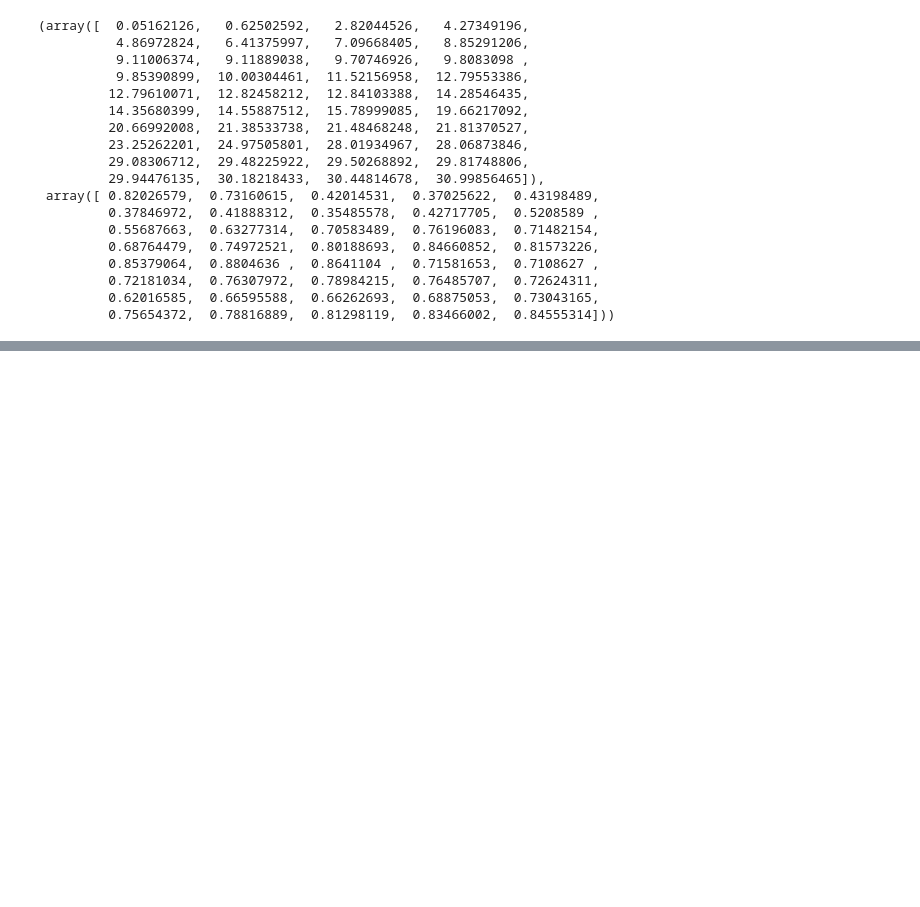
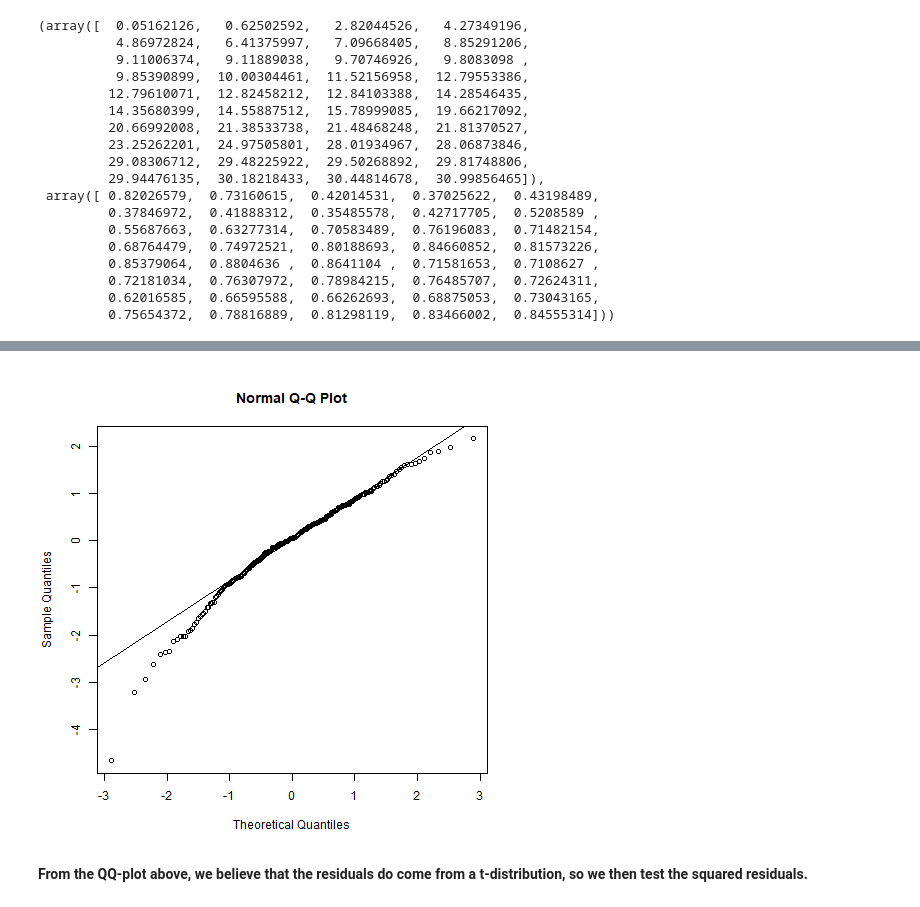
Before and after one commit to charlienew/Finance, a Jupyter notebook: garch in R.ipynb, the cells around one changed output, grey strips where cells are left out. Cells and saved outputs as stored; diff of their text form; code cells hidden in the pictures; blank space fills up the shorter version.

```diff
--- a/garch in R.ipynb
+++ b/garch in R.ipynb
@@ -355,3 +414,11 @@ ljungbox(resid1)
+# %%
+%%R -i resid1
+qqnorm(resid1)
+qqline(resid1)
+# %% [output]
+[figure, added]
+# %% [markdown]
+**From the QQ-plot above, we believe that the residuals do come from a t-distribution, so we then test the squared residuals.**
 # %%
 resid1_2 = resid1*resid1
 plt.plot(resid1_2)
```
Also changed, not shown: parts of 10 cells of this notebook.
